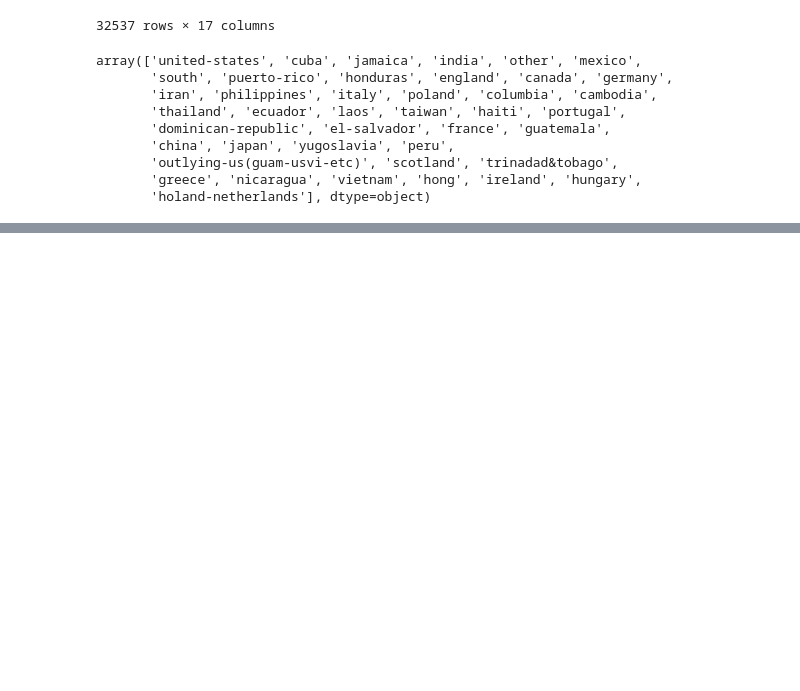
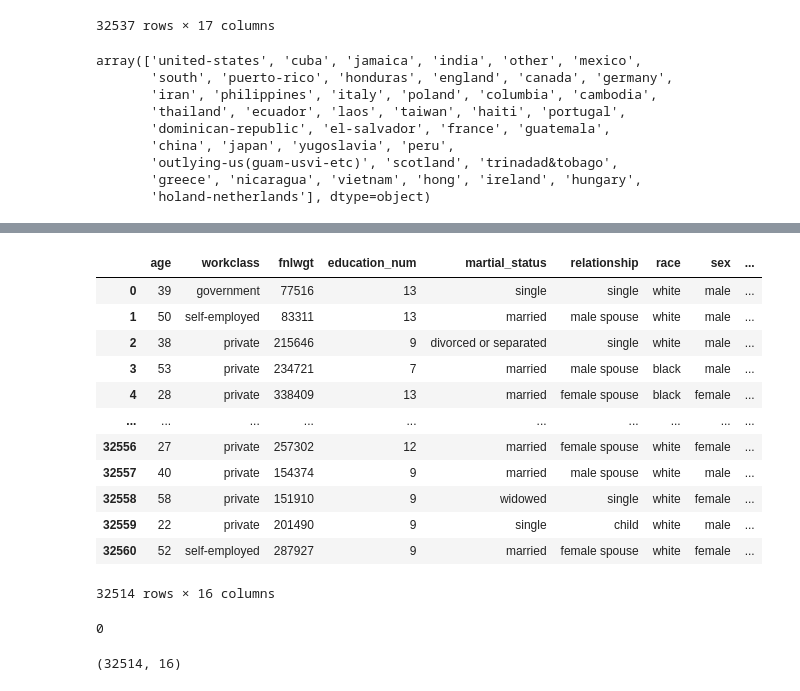
Before and after one commit to ashulahishimwe/Adult-project, a Jupyter notebook: notebooks/datacleaning.ipynb, the cells around one changed output, grey strips where cells are left out. Saved outputs shown, nothing was run; the diff lists cells and outputs as text; code cells hidden in the pictures; blank space fills up the shorter version.

```diff
--- a/notebooks/datacleaning.ipynb
+++ b/notebooks/datacleaning.ipynb
@@ -624,0 +809,25 @@ adult_df.loc[:,'native_region']= adult_df['native_country'].map({
+# %%
+adult_df= adult_df.drop_duplicates()
+adult_df
+# %% [output]
+|  | age | workclass | fnlwgt | education_num | martial_status | relationship | race | sex | ... |
+| 0 | 39 | government | 77516 | 13 | single | single | white | male | ... |
+| 1 | 50 | self-employed | 83311 | 13 | married | male spouse | white | male | ... |
+| 2 | 38 | private | 215646 | 9 | divorced or separated | single | white | male | ... |
+| 3 | 53 | private | 234721 | 7 | married | male spouse | black | male | ... |
+| 4 | 28 | private | 338409 | 13 | married | female spouse | black | female | ... |
+| ... | ... | ... | ... | ... | ... | ... | ... | ... | ... |
+| 32556 | 27 | private | 257302 | 12 | married | female spouse | white | female | ... |
+| 32557 | 40 | private | 154374 | 9 | married | male spouse | white | male | ... |
+| 32558 | 58 | private | 151910 | 9 | widowed | single | white | female | ... |
+| 32559 | 22 | private | 201490 | 9 | single | child | white | male | ... |
+| 32560 | 52 | self-employed | 287927 | 9 | married | female spouse | white | female | ... |
+32514 rows × 16 columns
+# %%
+adult_df.duplicated().sum()
+# %% [output]
+0
+# %%
+adult_df.shape
+# %% [output]
+(32514, 16)
```
Also changed, not shown: parts of 27 cells of this notebook, 1 other file.
